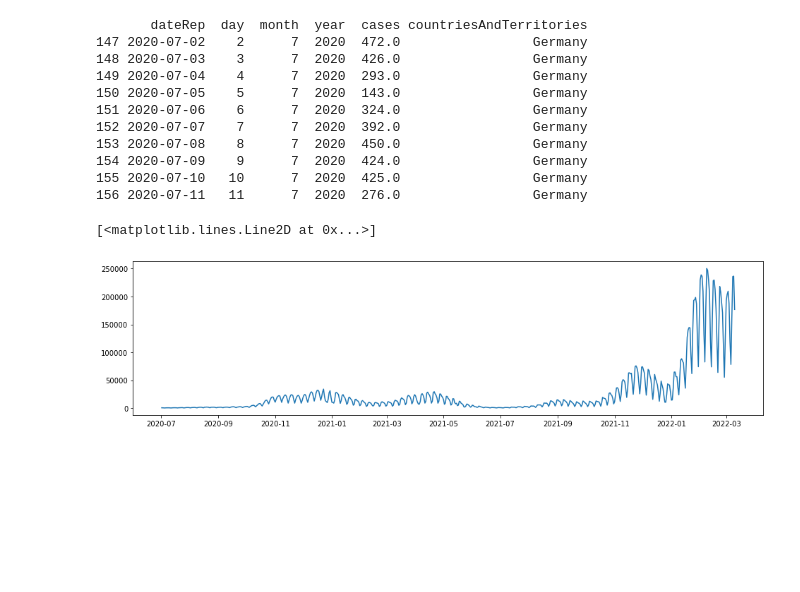
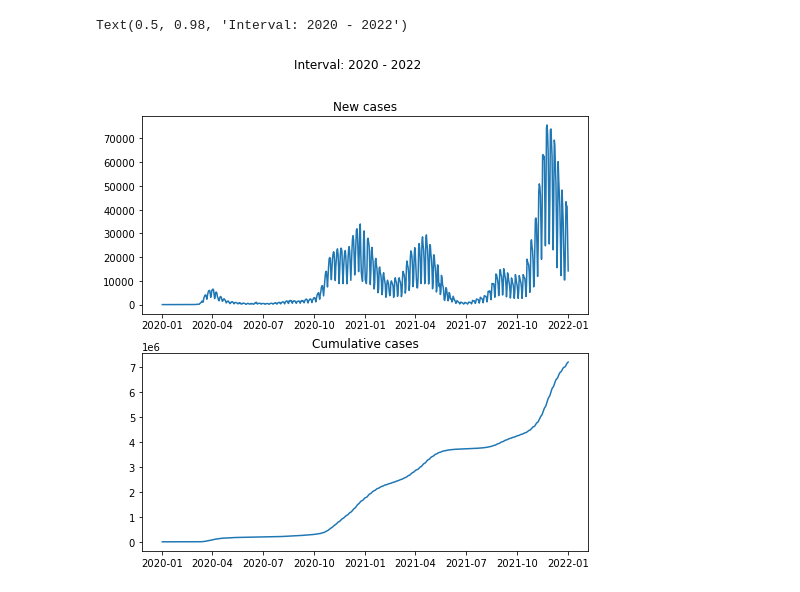
Before and after one commit to TiborCornelli/SIRmodel, a Jupyter notebook: exploration.ipynb, the cells around one changed output. Saved outputs shown, nothing was run; the diff lists cells and outputs as text; code cells hidden in the pictures; blank space fills up the shorter version.

Commit message:
Added subplots

```diff
--- a/exploration.ipynb
+++ b/exploration.ipynb
@@ -9,7 +9,7 @@ def extract_data(df_path, country):
     df = df[df.countriesAndTerritories == country]
     df = df.sort_values(["year", "month","day"])
     df.to_csv(df_path[:-4] + "_" + country.lower() + ".csv", index=False)
-#extract_data("data/europe_timeseries.csv", "Germany")
+extract_data("data/covid/europe_timeseries.csv", "Germany")
 
 def time_interval(df, start, end):
     """
@@ -17,32 +17,29 @@ def time_interval(df, start, end):
     :param str end: yyyy-mm-dd
     """
     if (start == "start") & (end == "end"):
-        return df
+        df_interval = df
     elif (start == "start"):
-        return df[df.dateRep < end]
+        df_interval = df[df.dateRep < end]
     elif (end == "end"):
-        return df[df.dateRep > start]
+        df_interval = df[df.dateRep > start]
     else:
-        return df[(start < df.dateRep) & (df.dateRep < end)]
+        df_interval = df[(start <= df.dateRep) & (df.dateRep <= end)]
+    return df_interval[["dateRep","cases","cumCases"]].reset_index(drop=True)
 # %%
-df = pd.read_csv("data/europe_timeseries_germany.csv")
+df = pd.read_csv("data/covid/europe_timeseries_germany.csv")
 df.dateRep = pd.to_datetime(df.dateRep, format='%d/%m/%Y')
-df_interval = time_interval(df, "2020-07-01", "end")
+df["cumCases"] = df.cases.cumsum()
-# %%
-fig = plt.figure(figsize=(16,4))
-print(df_interval.head(10))
-plt.plot(df_interval.dateRep, df_interval.cases)
-# %% [output]
-       dateRep  day  month  year  cases countriesAndTerritories
-147 2020-07-02    2      7  2020  472.0                 Germany
-148 2020-07-03    3      7  2020  426.0                 Germany
-149 2020-07-04    4      7  2020  293.0                 Germany
-150 2020-07-05    5      7  2020  143.0                 Germany
-151 2020-07-06    6      7  2020  324.0                 Germany
-152 2020-07-07    7      7  2020  392.0                 Germany
-153 2020-07-08    8      7  2020  450.0                 Germany
-154 2020-07-09    9      7  2020  424.0                 Germany
-155 2020-07-10   10      7  2020  425.0                 Germany
-156 2020-07-11   11      7  2020  276.0                 Germany
-[<matplotlib.lines.Line2D at 0x...>]
-[figure, removed]
+# %%
+start_time = "2020"
+end_time = "2022"
+df_interval = time_interval(df, start_time, end_time)
+x_axis = df_interval.dateRep
+fig, axs = plt.subplots(2, figsize=(8,8))
+axs[0].plot(x_axis, df_interval.cases)
+axs[0].set_title("New cases")
+axs[1].plot(x_axis, df_interval.cumCases)
+axs[1].set_title("Cumulative cases")
+fig.suptitle(f"Interval: {start_time} - {end_time}")
+# %% [output]
+Text(0.5, 0.98, 'Interval: 2020 - 2022')
+[figure, added]
```
Also changed, not shown: 3 other files.
